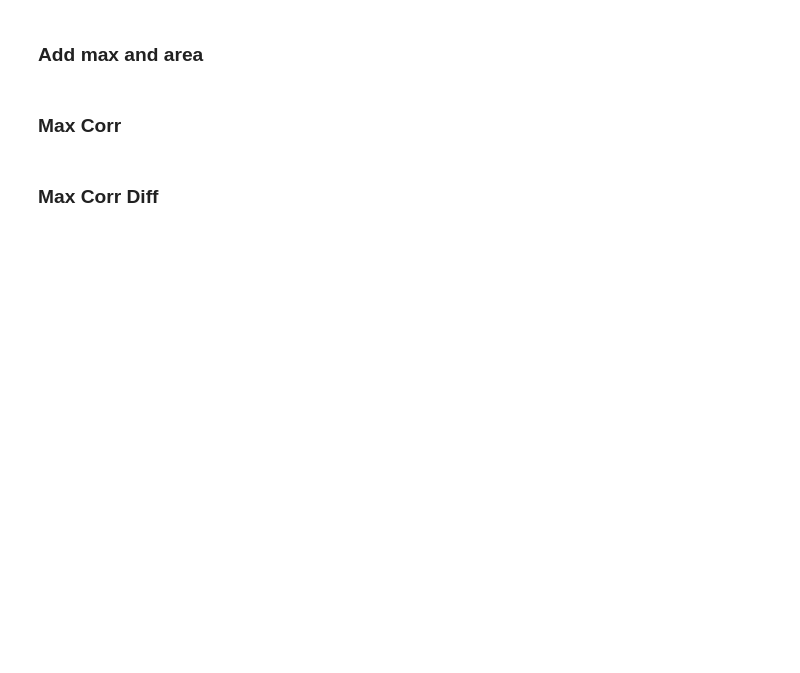
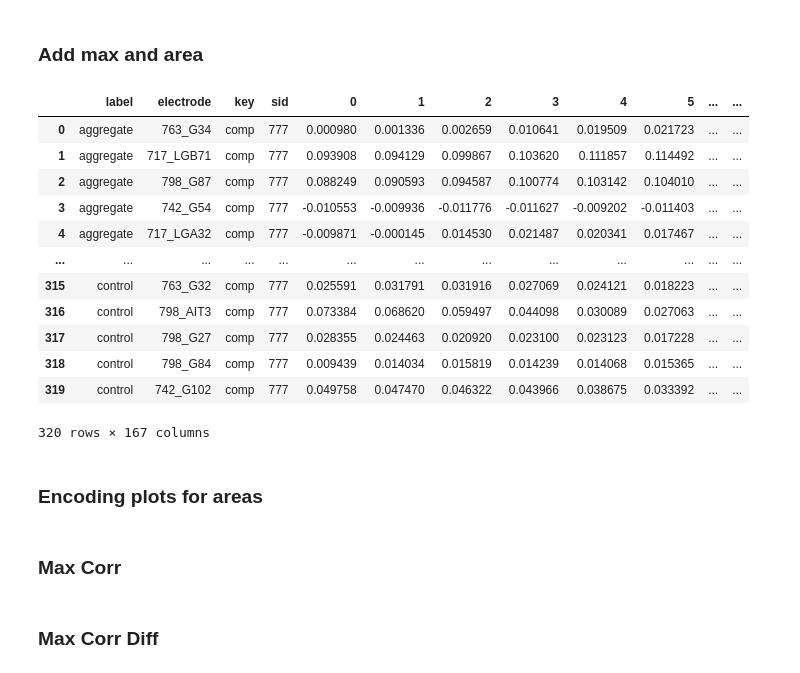
Before and after one commit to hassonlab/247-plotting, a Jupyter notebook: scripts/Rephael.ipynb, the cells around one changed output. Saved outputs shown, nothing was run; the diff lists cells and outputs as text; code cells hidden in the pictures; blank space fills up the shorter version.

```diff
--- a/scripts/Rephael.ipynb
+++ b/scripts/Rephael.ipynb
@@ -134,8 +148,28 @@ pdf.close()
 # %%
 df2 = df.copy()
 df2["max"] = df2.loc[:,(np.arange(0,161))].max(axis=1)
 df2.reset_index(drop=False, inplace=True)
 
-area_df = pd.read_csv("../data/plotting/paper-mia/area_electrodes2.csv")
-df2 = df2.merge(area_df, on="electrode",how="left")
+# area_df = pd.read_csv("../data/plotting/paper-mia/area_electrodes2.csv")
+# df2 = df2.merge(area_df, on="electrode",how="left")
+# df2
+area_df = pd.read_csv("../data/plotting/sig-elecs/podcast-old/elec_masterlist.csv")
+area_df["electrode"] = area_df.subject.astype(str) + "_" + area_df.name
+df2 = df2.merge(area_df.loc[:,("electrode","NYU_class")], on="electrode",how="left")
 df2
+# %% [output]
+|  | label | electrode | key | sid | 0 | 1 | 2 | 3 | 4 | 5 | ... | ... |
+| 0 | aggregate | 763_G34 | comp | 777 | 0.000980 | 0.001336 | 0.002659 | 0.010641 | 0.019509 | 0.021723 | ... | ... |
+| 1 | aggregate | 717_LGB71 | comp | 777 | 0.093908 | 0.094129 | 0.099867 | 0.103620 | 0.111857 | 0.114492 | ... | ... |
+| 2 | aggregate | 798_G87 | comp | 777 | 0.088249 | 0.090593 | 0.094587 | 0.100774 | 0.103142 | 0.104010 | ... | ... |
+| 3 | aggregate | 742_G54 | comp | 777 | -0.010553 | -0.009936 | -0.011776 | -0.011627 | -0.009202 | -0.011403 | ... | ... |
+| 4 | aggregate | 717_LGA32 | comp | 777 | -0.009871 | -0.000145 | 0.014530 | 0.021487 | 0.020341 | 0.017467 | ... | ... |
+| ... | ... | ... | ... | ... | ... | ... | ... | ... | ... | ... | ... | ... |
+| 315 | control | 763_G32 | comp | 777 | 0.025591 | 0.031791 | 0.031916 | 0.027069 | 0.024121 | 0.018223 | ... | ... |
+| 316 | control | 798_AIT3 | comp | 777 | 0.073384 | 0.068620 | 0.059497 | 0.044098 | 0.030089 | 0.027063 | ... | ... |
+| 317 | control | 798_G27 | comp | 777 | 0.028355 | 0.024463 | 0.020920 | 0.023100 | 0.023123 | 0.017228 | ... | ... |
+| 318 | control | 798_G84 | comp | 777 | 0.009439 | 0.014034 | 0.015819 | 0.014239 | 0.014068 | 0.015365 | ... | ... |
+| 319 | control | 742_G102 | comp | 777 | 0.049758 | 0.047470 | 0.046322 | 0.043966 | 0.038675 | 0.033392 | ... | ... |
+320 rows × 167 columns
+# %% [markdown]
+### Encoding plots for areas
```
Also changed, not shown: parts of 4 cells of this notebook, 18 other files.
